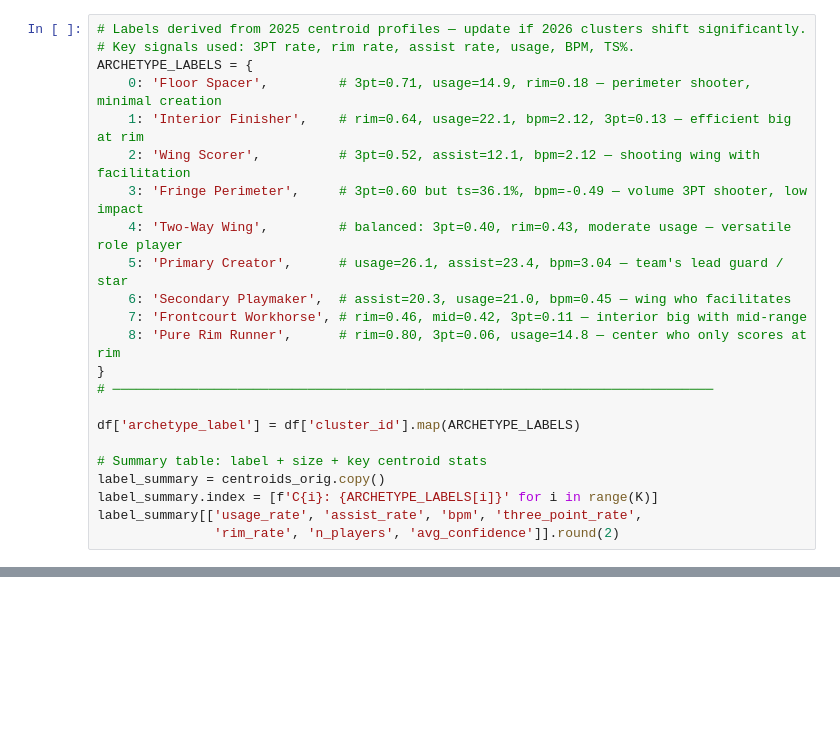
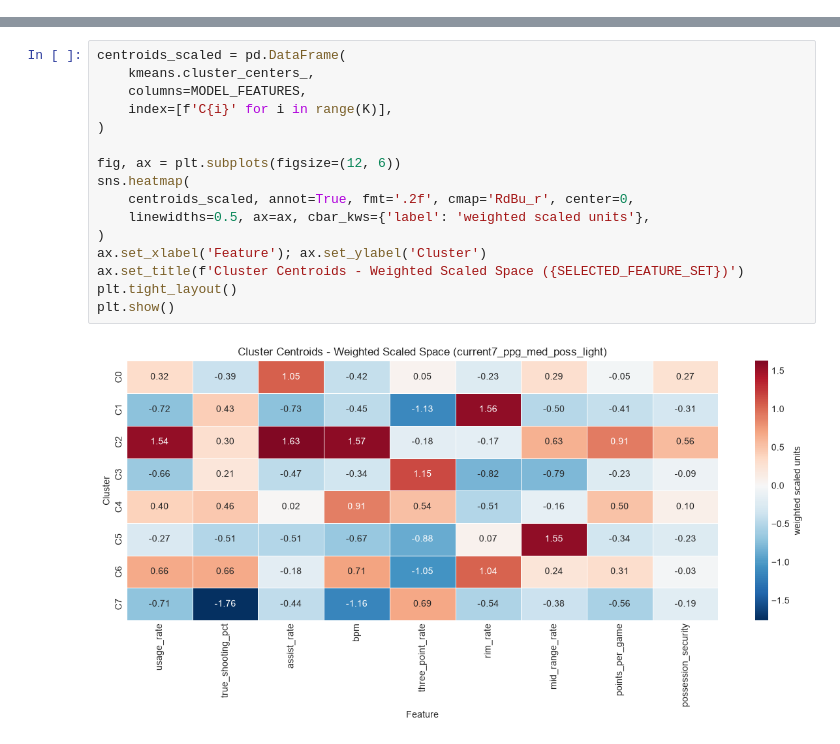
Before and after one commit to shanthg01/MIDS210-Capstone, a Jupyter notebook: notebooks/models/player_clustering.ipynb, the cells around one changed output, grey strips where cells are left out. Drawn from its saved outputs; the diff is of its cells as text; blank space fills up the shorter version.

```diff
--- a/notebooks/models/player_clustering.ipynb
+++ b/notebooks/models/player_clustering.ipynb
@@ -333,23 +0,0 @@ Key signals:
-# %%
-# Labels derived from 2025 centroid profiles — update if 2026 clusters shift significantly.
-# Key signals used: 3PT rate, rim rate, assist rate, usage, BPM, TS%.
-ARCHETYPE_LABELS = {
-    0: 'Floor Spacer',         # 3pt=0.71, usage=14.9, rim=0.18 — perimeter shooter, minimal creation
-    1: 'Interior Finisher',    # rim=0.64, usage=22.1, bpm=2.12, 3pt=0.13 — efficient big at rim
-    2: 'Wing Scorer',          # 3pt=0.52, assist=12.1, bpm=2.12 — shooting wing with facilitation
-    3: 'Fringe Perimeter',     # 3pt=0.60 but ts=36.1%, bpm=-0.49 — volume 3PT shooter, low impact
-    4: 'Two-Way Wing',         # balanced: 3pt=0.40, rim=0.43, moderate usage — versatile role player
-    5: 'Primary Creator',      # usage=26.1, assist=23.4, bpm=3.04 — team's lead guard / star
-    6: 'Secondary Playmaker',  # assist=20.3, usage=21.0, bpm=0.45 — wing who facilitates
-    7: 'Frontcourt Workhorse', # rim=0.46, mid=0.42, 3pt=0.11 — interior big with mid-range
-    8: 'Pure Rim Runner',      # rim=0.80, 3pt=0.06, usage=14.8 — center who only scores at rim
-}
-# ─────────────────────────────────────────────────────────────────────────────
-
-df['archetype_label'] = df['cluster_id'].map(ARCHETYPE_LABELS)
-
-# Summary table: label + size + key centroid stats
-label_summary = centroids_orig.copy()
-label_summary.index = [f'C{i}: {ARCHETYPE_LABELS[i]}' for i in range(K)]
-label_summary[['usage_rate', 'assist_rate', 'bpm', 'three_point_rate',
-               'rim_rate', 'n_players', 'avg_confidence']].round(2)
@@ -720,0 +668,18 @@ Registry: staging — player-clustering v2 → Staging (Δ=+0.7%)
+# %%
+centroids_scaled = pd.DataFrame(
+    kmeans.cluster_centers_,
+    columns=MODEL_FEATURES,
+    index=[f'C{i}' for i in range(K)],
+)
+
+fig, ax = plt.subplots(figsize=(12, 6))
+sns.heatmap(
+    centroids_scaled, annot=True, fmt='.2f', cmap='RdBu_r', center=0,
+    linewidths=0.5, ax=ax, cbar_kws={'label': 'weighted scaled units'},
+)
+ax.set_xlabel('Feature'); ax.set_ylabel('Cluster')
+ax.set_title(f'Cluster Centroids - Weighted Scaled Space ({SELECTED_FEATURE_SET})')
+plt.tight_layout()
+plt.show()
+# %% [output]
+[figure, added]
```
Also changed, not shown: parts of 64 cells of this notebook, 23 other files.
